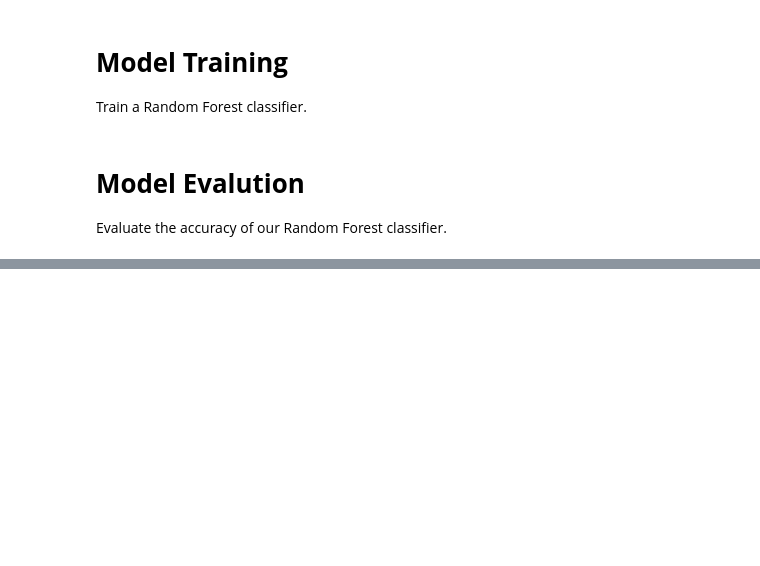
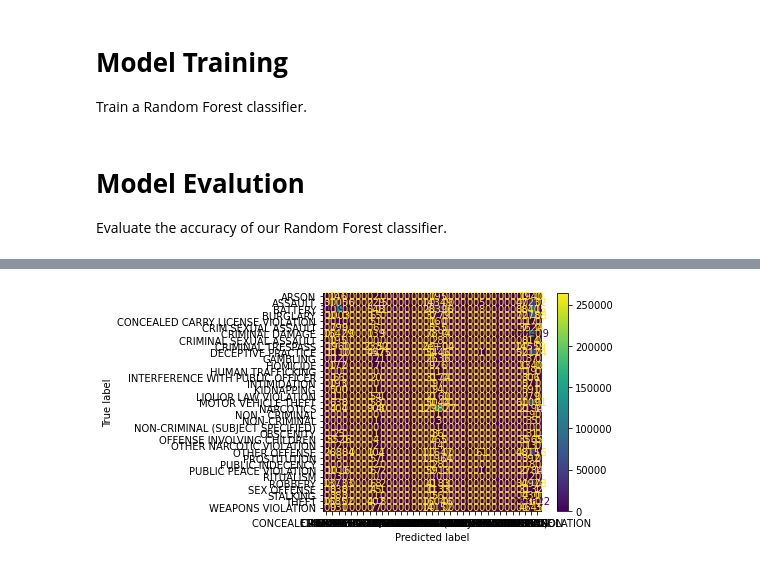
Before and after one commit to deborahdjon/Chicago_Crime_Prediction, a Jupyter notebook: Workbooks/Chicago_Crime_Records_RandomForest.ipynb, the cells around one changed output, grey strips where cells are left out. Saved outputs shown, nothing was run; the diff lists cells and outputs as text; code cells hidden in the pictures; blank space fills up the shorter version.

```diff
--- a/Workbooks/Chicago_Crime_Records_RandomForest.ipynb
+++ b/Workbooks/Chicago_Crime_Records_RandomForest.ipynb
@@ -165,3 +170,12 @@ WARNING:matplotlib.legend:No handles with labels found to put in legend.
+# %%
+# Display a confusion matrix for our model.
+ConfusionMatrixDisplay(
+    confusion_matrix = confusion_matrix(y_test, classifier_predictions),
+    display_labels = classifier.classes_).plot()
+
+plt.show()
+# %% [output]
+[figure, added]
 # %%
 # Evaluate the accuracy of our model.
 print("Accuracy:", metrics.accuracy_score(y_test, classifier_predictions))
```
Also changed, not shown: parts of 5 cells of this notebook.
